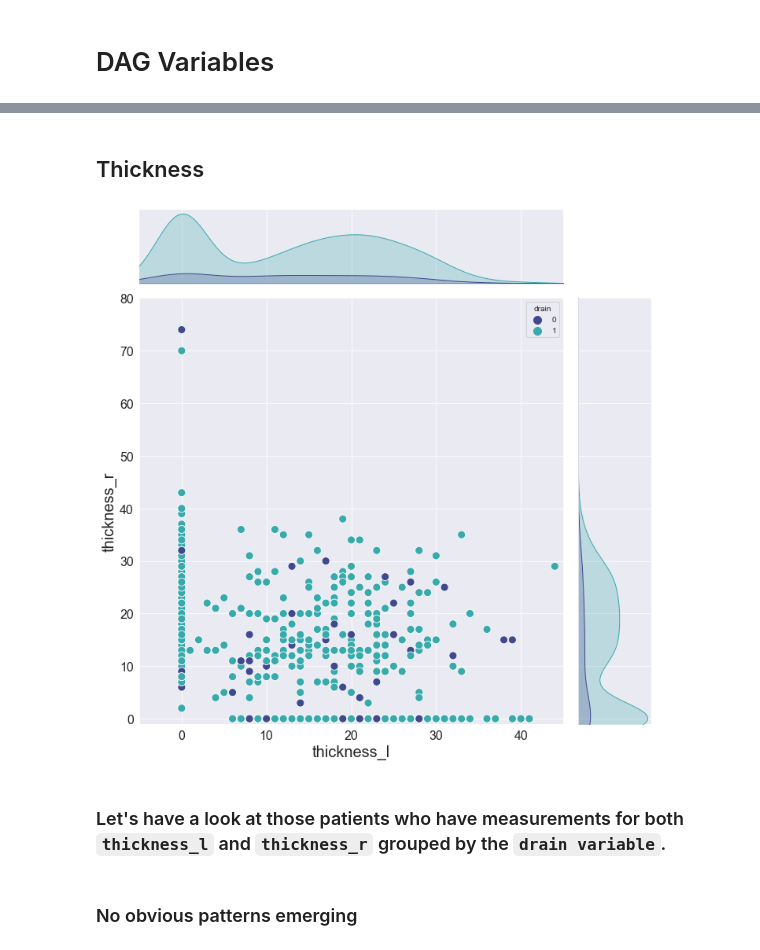
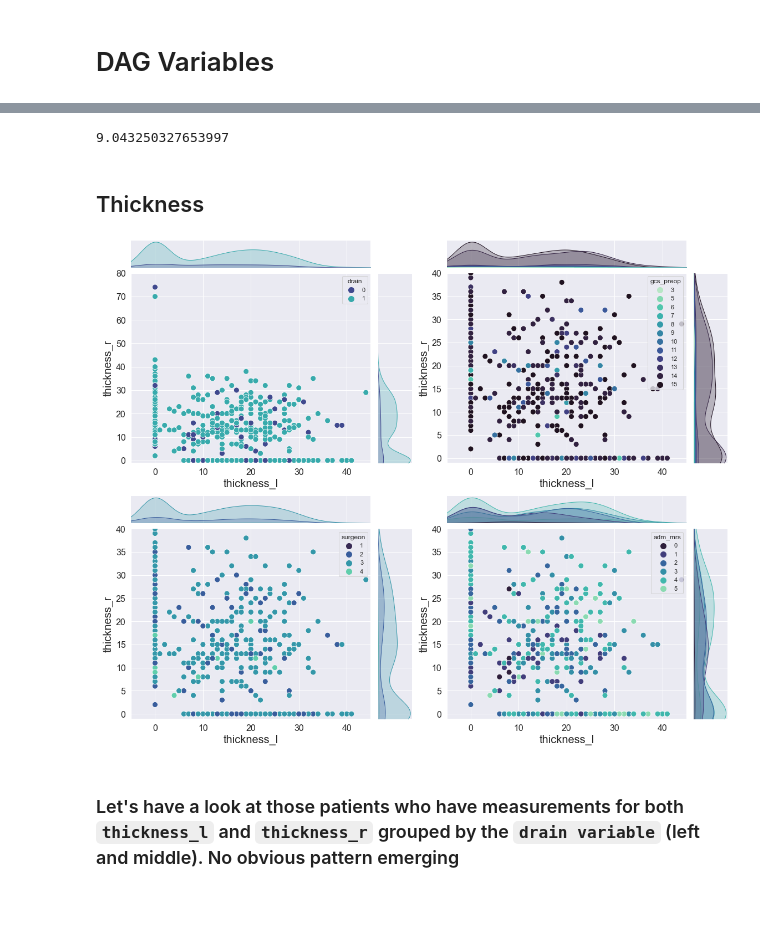
Before and after one commit to c-abbott/surviving-the-icu, a Jupyter notebook: notebooks/csdh_eda.ipynb, the cells around one changed output, grey strips where cells are left out. Cells and saved outputs as stored; diff of their text form; code cells hidden in the pictures; blank space fills up the shorter version.

Commit message:
Thickness plots :art:

```diff
--- a/notebooks/csdh_eda.ipynb
+++ b/notebooks/csdh_eda.ipynb
@@ -183,16 +292,64 @@ plt.show()
+# %%
+sum(csdh_dag['recurrence'] == 1.0) / csdh_dag.shape[0] * 100
+# %% [output]
+9.043250327653997
 # %% [markdown]
 ## Thickness
-# %%
-ax = sns.jointplot(data=csdh,
-                   x="thickness_l",
-                   y="thickness_r",
-                   hue="drain",
-                   ax=ax,
-                   xlim=(-5,45),
-                   ylim=(-1, 80),
-                   height=10, palette=sns.color_palette("mako", 2))
-plt.show()
-# %% [output]
-[figure, removed]
+# %%
+import matplotlib.pyplot as plt
+import matplotlib.gridspec as gridspec
+import seaborn as sns;
+
+g0 = sns.jointplot(data=csdh,
+                   x="thickness_l",
+                   y="thickness_r",
+                   hue="drain",
+                   xlim=(-5,45),
+                   ylim=(-1, 80),
+                   height=10, palette=sns.color_palette("mako", 2))
+
+
+g1 = sns.jointplot(data=csdh,
+                   x="thickness_l",
+                   y="thickness_r",
+                   hue="gcs_preop",
+                   xlim=(-5,45),
+                   ylim=(-1, 40),
+                   height=10, palette=sns.color_palette("mako", 12)[::-1])
+
+g2 =  sns.jointplot(data=csdh,
+                   x="thickness_l",
+                   y="thickness_r",
+                   hue="surgeon",
+                   xlim=(-5,45),
+                   ylim=(-1, 40),
+                   height=10, palette=sns.color_palette("mako", 4))
+
+g3 =  sns.jointplot(data=csdh,
+                   x="thickness_l",
+                   y="thickness_r",
+                   hue="adm_mrs",
+                   xlim=(-5,45),
+                   ylim=(-1, 40),
+                   height=10, palette=sns.color_palette("mako", len(csdh['adm_mrs'].unique())))
+
+# g3 = sns.lmplot(data=csdh_dag,
+#                 x="age",
+#                 y="thickness_cleaned",
+#                 hue='drain',
+#                 palette=sns.color_palette("mako", 2)
+#                )
+
+fig = plt.figure(figsize=(16,13))
+gs = gridspec.GridSpec(2, 2)
+
+mg0 = SeabornFig2Grid(g0, fig, gs[0])
+mg1 = SeabornFig2Grid(g1, fig, gs[1])
+mg2 = SeabornFig2Grid(g2, fig, gs[2])
+mg3 = SeabornFig2Grid(g3, fig, gs[3])
+
+gs.tight_layout(fig)
+# %% [output]
+[figure, added]
 # %% [markdown]
-### Let's have a look at those patients who have measurements for both `thickness_l` and `thickness_r` grouped by the `drain variable`.
+### Let's have a look at those patients who have measurements for both `thickness_l` and `thickness_r` grouped by the `drain variable` (left and middle). No obvious pattern emerging
@@ -201,2 +355,0 @@ csdh_thick = csdh[(csdh['thickness_l'] != 0) & (csdh['thickness_r'] != 0)]
-# %% [markdown]
-### No obvious patterns emerging
```
Also changed, not shown: parts of 16 cells of this notebook.
